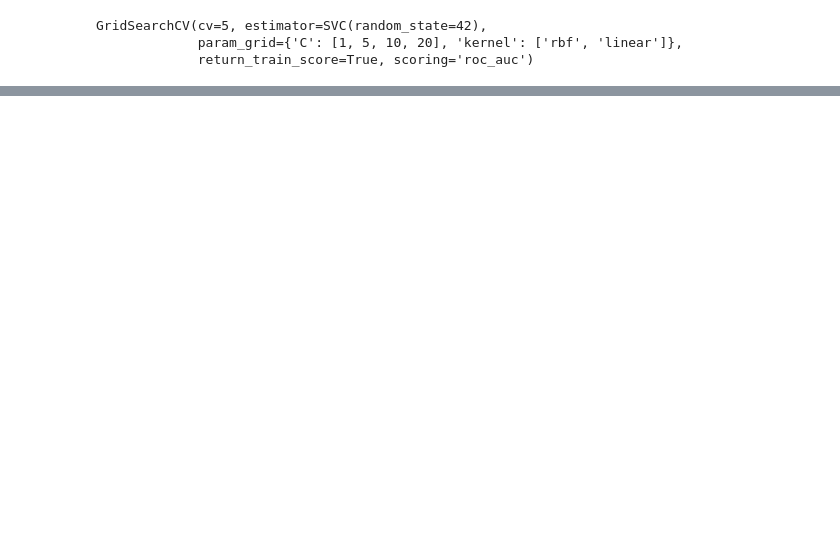
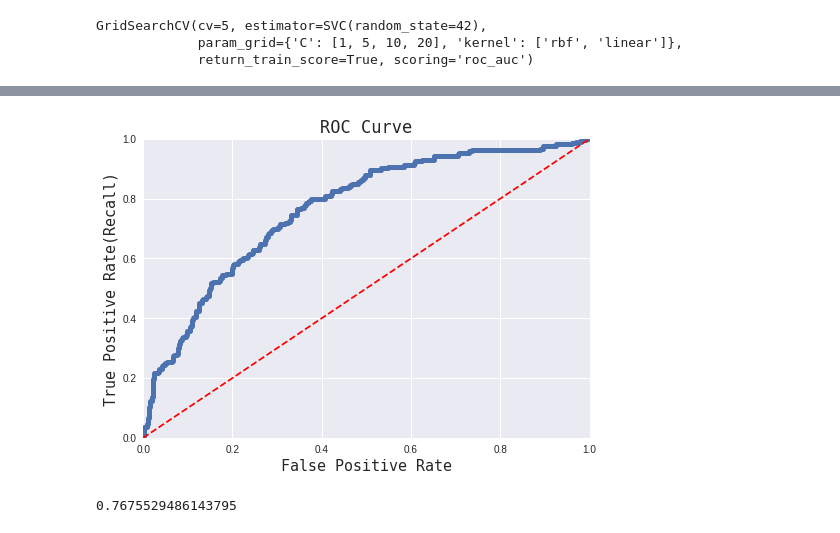
Before and after one commit to seo-jeong-bang/seo-jeong.github.io, a Jupyter notebook: 당뇨병_분석_및_모델링.ipynb, the cells around one changed output, grey strips where cells are left out. Cells and saved outputs as stored; diff of their text form; code cells hidden in the pictures; blank space fills up the shorter version.

```diff
--- a/당뇨병_분석_및_모델링.ipynb
+++ b/당뇨병_분석_및_모델링.ipynb
@@ -336,0 +327,15 @@ svm_grid_search.best_score_
+# %%
+from sklearn.linear_model import SGDClassifier
+sgd_clf = SGDClassifier(random_state = 42)
+sgd_clf_pred = cross_val_predict(sgd_clf, x_train, y_train, cv = 5)
+# %%
+sgd_clf_scores = cross_val_predict(sgd_clf, x_train, y_train, cv = 5, method = "decision_function")
+sgd_clf_fpr, sgd_clf_tpr, _ = roc_curve(y_train, sgd_clf_scores)
+plot_roc_curve(sgd_clf_fpr, sgd_clf_tpr)
+# %% [output]
+[figure, added]
+# %%
+sgd_auc = roc_auc_score(y_train, sgd_clf_scores)
+sgd_auc
+# %% [output]
+0.7675529486143795
```
Also changed, not shown: parts of 45 cells of this notebook.
